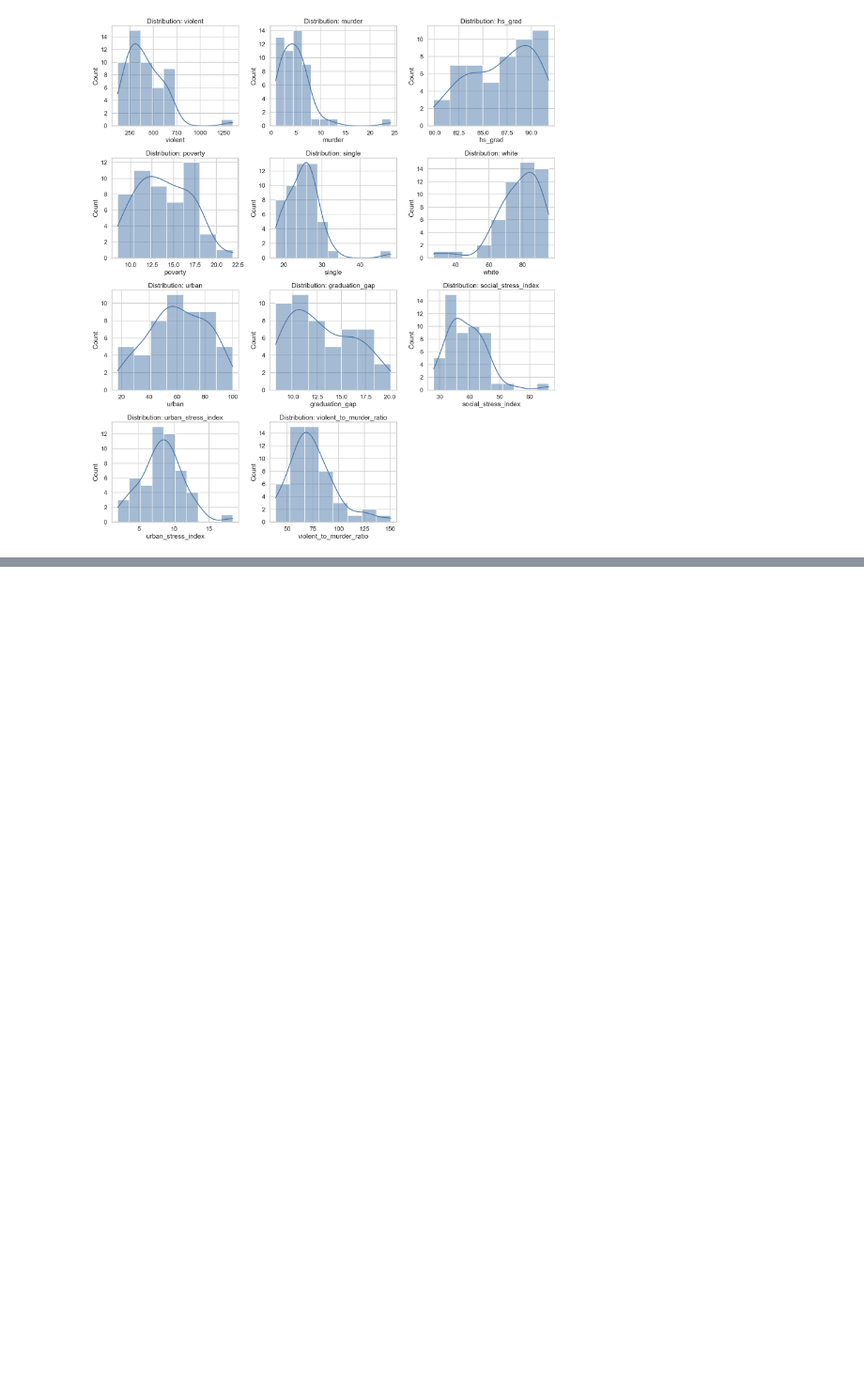
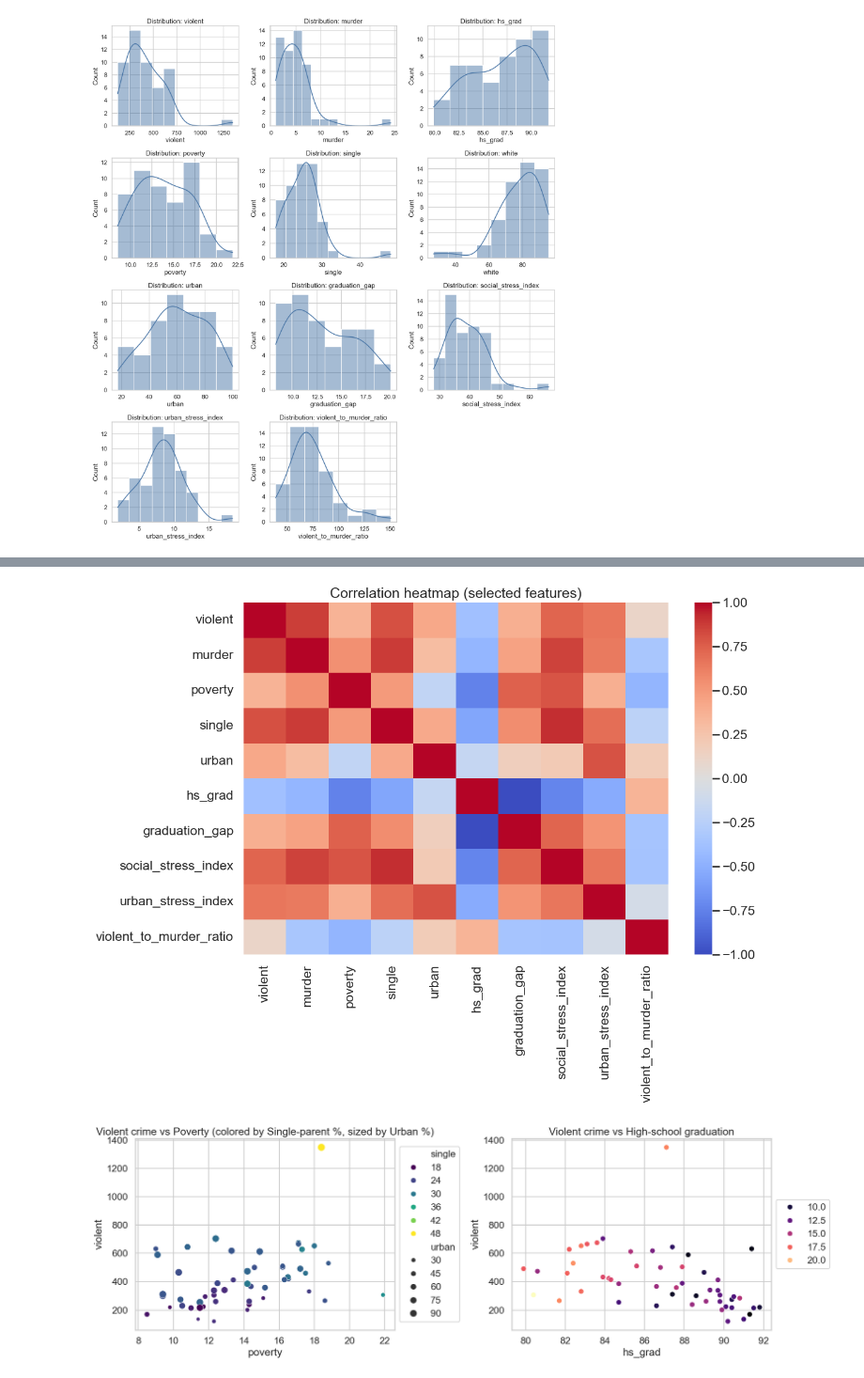
Before and after one commit to Rishiraj1994/LogicMojo-AI-ML-Jan26-rishiraj19, a Jupyter notebook: US_StateCrime_Project.ipynb, the cells around one changed output, grey strips where cells are left out. Shown at 94% size. Cells and saved outputs as stored; diff of their text form; code cells hidden in the pictures; blank space fills up the shorter version.

```diff
--- a/US_StateCrime_Project.ipynb
+++ b/US_StateCrime_Project.ipynb
@@ -260,0 +429,34 @@ plt.show()
+# %%
+selected = [
+    "violent",
+    "murder",
+    "poverty",
+    "single",
+    "urban",
+    "hs_grad",
+    "graduation_gap",
+    "social_stress_index",
+    "urban_stress_index",
+    "violent_to_murder_ratio",
+]
+
+plt.figure(figsize=(12, 8))
+sns.heatmap(raw[selected].corr(numeric_only=True), cmap="coolwarm", center=0, annot=False)
+plt.title("Correlation heatmap (selected features)")
+plt.show()
+
+fig, axes = plt.subplots(1, 2, figsize=(18, 6))
+
+sns.scatterplot(data=raw, x="poverty", y="violent", hue="single", size="urban", palette="viridis", ax=axes[0])
+axes[0].set_title("Violent crime vs Poverty (colored by Single-parent %, sized by Urban %)")
+axes[0].legend(loc="center left", bbox_to_anchor=(1, 0.5))
+
+sns.scatterplot(data=raw, x="hs_grad", y="violent", hue="poverty", palette="magma", ax=axes[1])
+axes[1].set_title("Violent crime vs High-school graduation")
+axes[1].legend(loc="center left", bbox_to_anchor=(1, 0.5))
+
+plt.tight_layout()
+plt.show()
+# %% [output]
+[figure, added]
+[figure, added]
```
Also changed, not shown: parts of 15 cells of this notebook.
